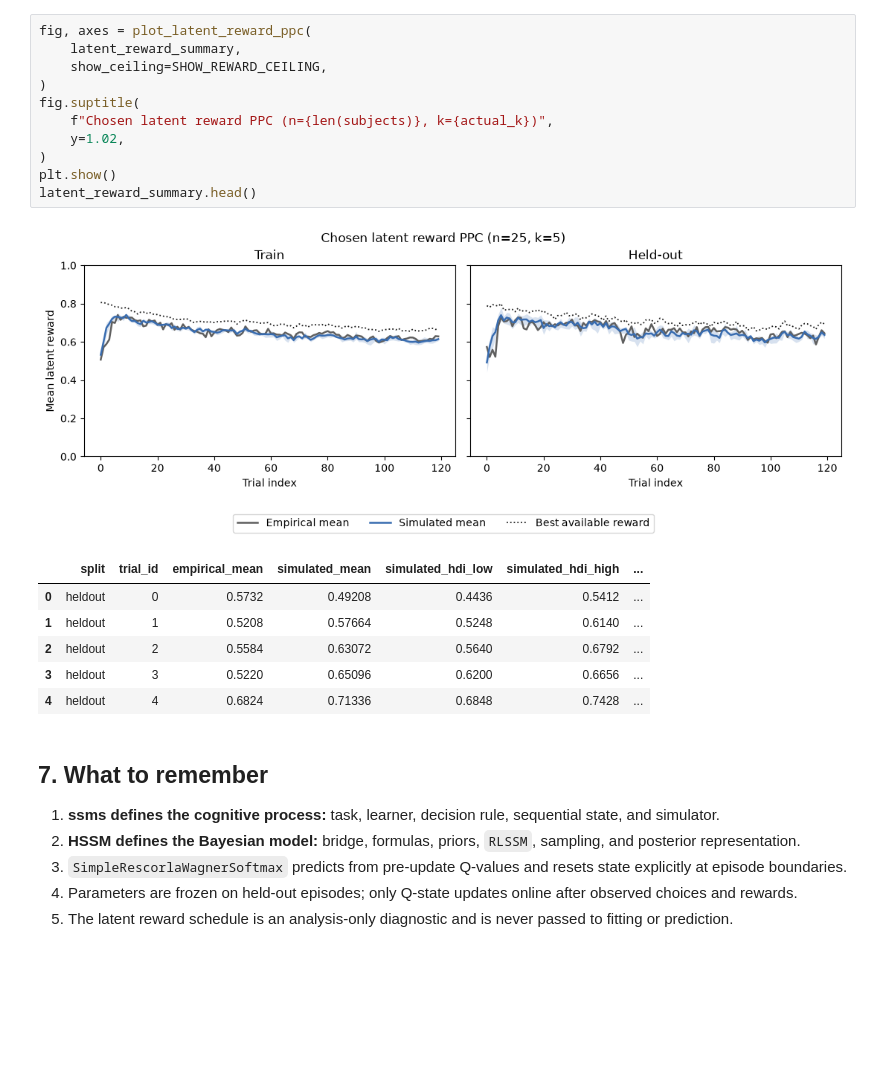
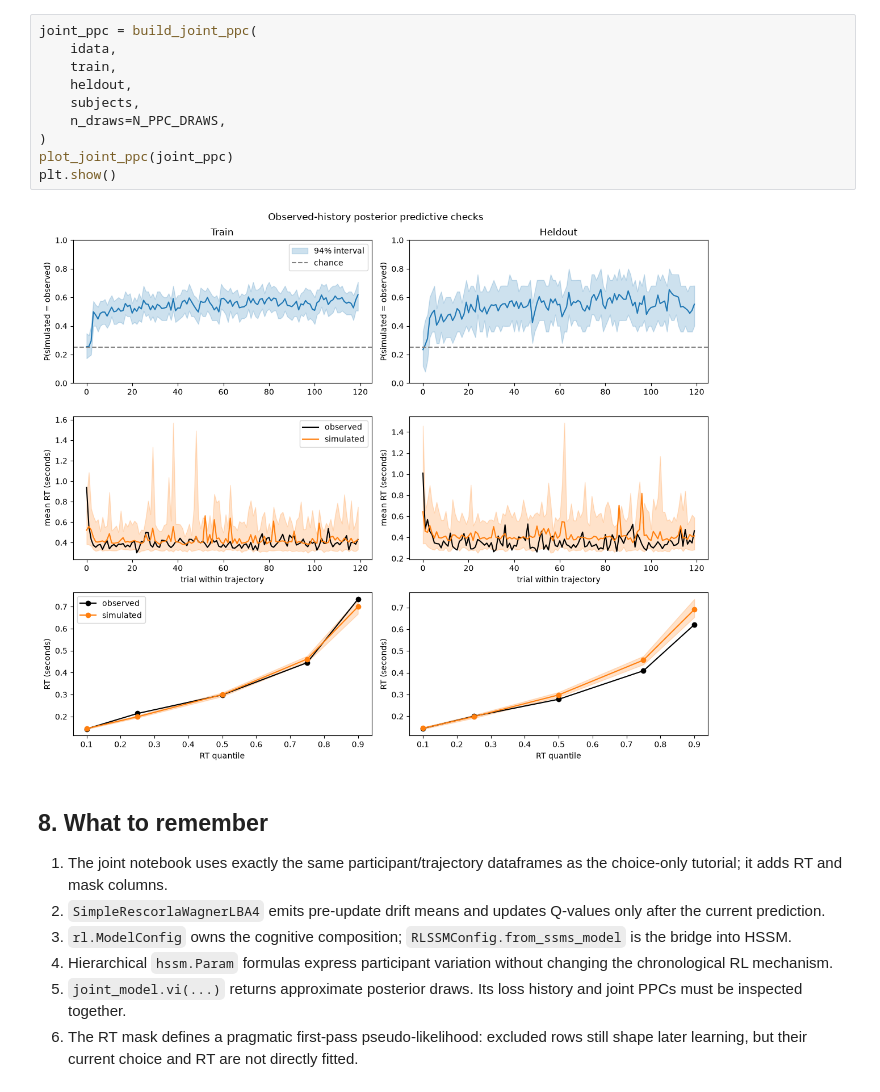
Before and after one commit to lnccbrown/Carney_ARIA_Workshop_2026, a Jupyter notebook: mindrl/hssm_mindrl_choice_only.ipynb, the cells around one changed output. Cells and saved outputs as stored; diff of their text form; blank space fills up the shorter version.

```diff
--- a/mindrl/hssm_mindrl_choice_only.ipynb
+++ b/mindrl/hssm_mindrl_choice_only.ipynb
@@ -773,32 +1023,28 @@ PPC participants: 25 | simulations: 5
-# %%
-fig, axes = plot_latent_reward_ppc(
-    latent_reward_summary,
-    show_ceiling=SHOW_REWARD_CEILING,
-)
-fig.suptitle(
-    f"Chosen latent reward PPC (n={len(subjects)}, k={actual_k})",
-    y=1.02,
-)
-plt.show()
-latent_reward_summary.head()
-# %% [output]
-[figure, removed]
-|  | split | trial_id | empirical_mean | simulated_mean | simulated_hdi_low | simulated_hdi_high | ... |
-| 0 | heldout | 0 | 0.5732 | 0.49208 | 0.4436 | 0.5412 | ... |
-| 1 | heldout | 1 | 0.5208 | 0.57664 | 0.5248 | 0.6140 | ... |
-| 2 | heldout | 2 | 0.5584 | 0.63072 | 0.5640 | 0.6792 | ... |
-| 3 | heldout | 3 | 0.5220 | 0.65096 | 0.6200 | 0.6656 | ... |
-| 4 | heldout | 4 | 0.6824 | 0.71336 | 0.6848 | 0.7428 | ... |
+# %%
+joint_ppc = build_joint_ppc(
+    idata,
+    train,
+    heldout,
+    subjects,
+    n_draws=N_PPC_DRAWS,
+)
+plot_joint_ppc(joint_ppc)
+plt.show()
+# %% [output]
+[figure, added]
 # %% [markdown]
-## 7. What to remember
+## 8. What to remember
 
-1. **ssms defines the cognitive process:** task, learner, decision rule,
-   sequential state, and simulator.
-2. **HSSM defines the Bayesian model:** bridge, formulas, priors,
-   `RLSSM`, sampling, and posterior representation.
-3. `SimpleRescorlaWagnerSoftmax` predicts from pre-update Q-values and
-   resets state explicitly at episode boundaries.
-4. Parameters are frozen on held-out episodes; only Q-state updates
-   online after observed choices and rewards.
-5. The latent reward schedule is an analysis-only diagnostic and is
-   never passed to fitting or prediction.
+1. The joint notebook uses exactly the same participant/trajectory
+   dataframes as the choice-only tutorial; it adds RT and mask columns.
+2. `SimpleRescorlaWagnerLBA4` emits pre-update drift means and updates
+   Q-values only after the current prediction.
+3. `rl.ModelConfig` owns the cognitive composition;
+   `RLSSMConfig.from_ssms_model` is the bridge into HSSM.
+4. Hierarchical `hssm.Param` formulas express participant variation
+   without changing the chronological RL mechanism.
+5. `joint_model.vi(...)` returns approximate posterior draws. Its loss
+   history and joint PPCs must be inspected together.
+6. The RT mask defines a pragmatic first-pass pseudo-likelihood:
+   excluded rows still shape later learning, but their current choice
+   and RT are not directly fitted.
```
Also changed, not shown: parts of 40 cells of this notebook, 7 other files.
